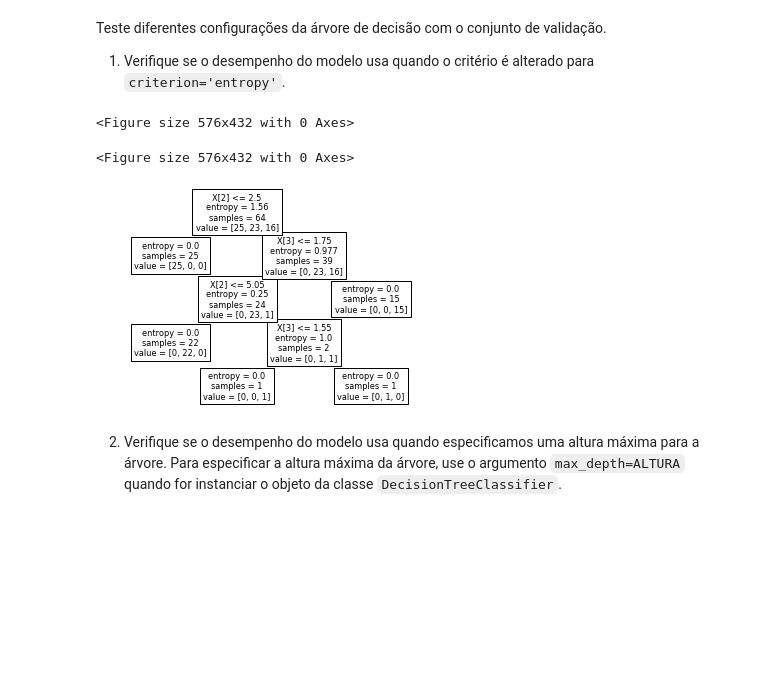
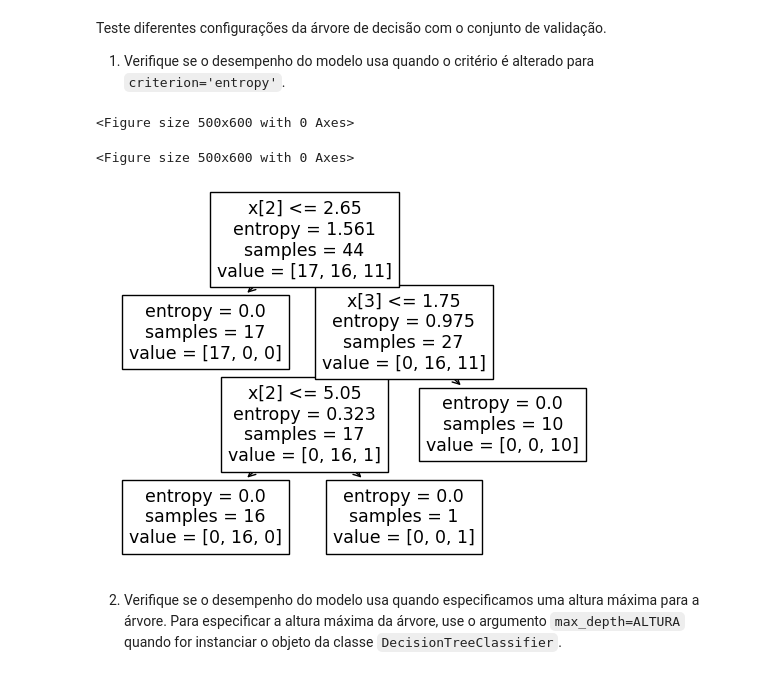
Before and after one commit to AnaCristina1972/projett, a Jupyter notebook: Atividade_1_Modelos_introdutórios.ipynb, the cells around one changed output. Drawn from its saved outputs; the diff is of its cells as text; code cells hidden in the pictures; blank space fills up the shorter version.

```diff
--- a/Atividade_1_Modelos_introdutórios.ipynb
+++ b/Atividade_1_Modelos_introdutórios.ipynb
@@ -35,5 +36,5 @@ Use a função `pd.read_csv()` para carregar o arquivo de treinamento (`iris-tre
 # %% [markdown]
 Vamos trabalhar com os arquivos disponibilizados no ColabWeb.
 # %%
-treino = pd.read_csv("~/Downloads/iris-treino.csv")   # <-- complete o código
+treino = pd.read_csv("/content/iris-treino.csv")   # <-- complete o código
 # %%
@@ -233,5 +234,5 @@ Agora vamos verificar se é possível ajustar os hiperparâmetros de acordo com
 # %% [markdown]
 A ideia é simples, vamos dividir o conjunto de treino em um **novo conjunto de treino** e um conjunto de validação. Podemos fazer isso utilizando a função `train_test_split`.
 # %%
-X_train, X_val, y_train, y_val = train_test_split(treino.iloc[:, :-1], treino.iloc[:, -1],
+X_train, X_teste, y_train, y_teste = train_test_split(treino.iloc[:, :-1], treino.iloc[:, -1],
                                                     random_state=42, test_size=0.3, stratify=treino.iloc[:, -1])
@@ -246,16 +287,16 @@ clf = DecisionTreeClassifier(criterion='entropy')
 
 # Continue o código para treinar a árvore com (X_train, y_train) e testar a árvore com (X_val, y_val)
 # %%
-clf.fit(Xtreino,ytreino);
+clf.fit(X_train,y_train);
 # %%
-plt.figure(figsize=(8,6))
+plt.figure(figsize=(5,6))
 # %% [output]
-<Figure size 576x432 with 0 Axes>
+<Figure size 500x600 with 0 Axes>
-<Figure size 576x432 with 0 Axes>
+<Figure size 500x600 with 0 Axes>
-# %%
-sklearn.tree.plot_tree(clf);
-# %% [output]
-[figure, removed]
+# %%
+plot_tree(clf);
+# %% [output]
+[figure, added]
 # %% [markdown]
 2) Verifique se o desempenho do modelo usa quando especificamos uma altura máxima para a árvore. Para especificar a altura máxima da árvore, use o argumento `max_depth=ALTURA` quando for instanciar o objeto da classe `DecisionTreeClassifier`.
 # %%
```
Also changed, not shown: parts of 14 cells of this notebook.
